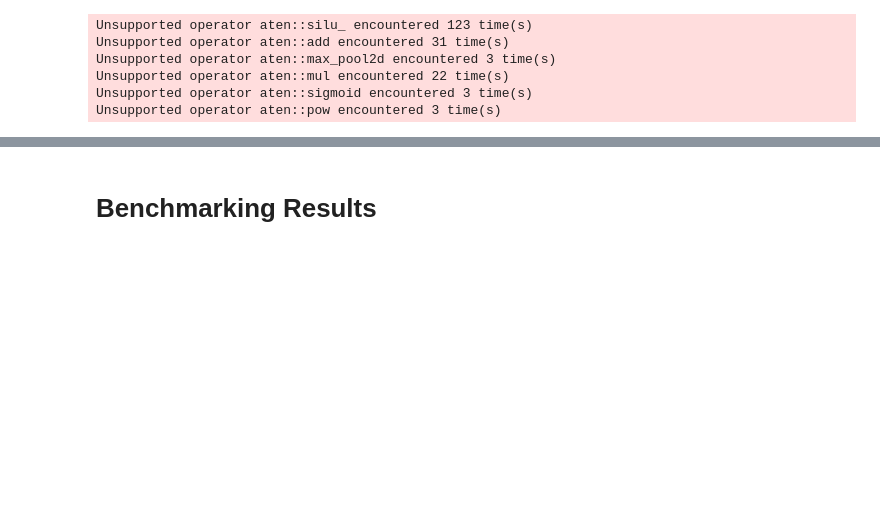
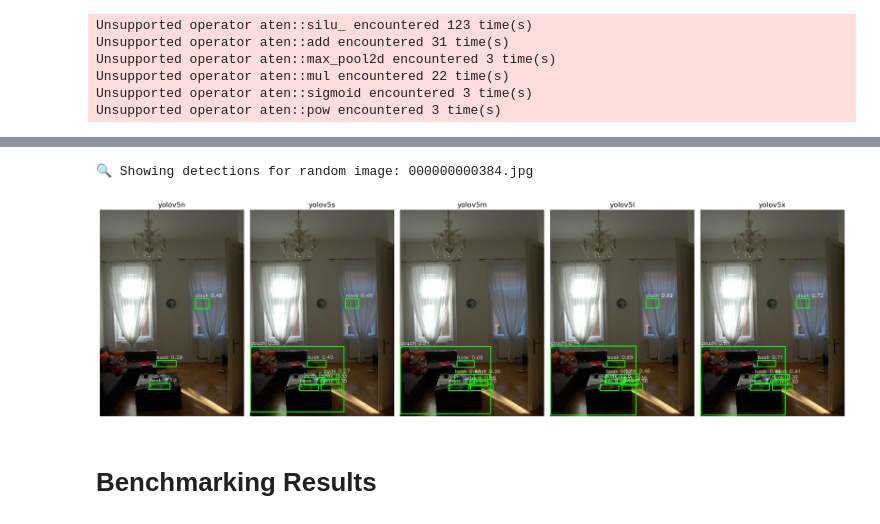
Before and after one commit to dishap22/yolov5_benchmarking_optimization, a Jupyter notebook: benchmarking.ipynb, the cells around one changed output, grey strips where cells are left out. Saved outputs shown, nothing was run; the diff lists cells and outputs as text; code cells hidden in the pictures; blank space fills up the shorter version.

Commit message:
image results on a random image

```diff
--- a/benchmarking.ipynb
+++ b/benchmarking.ipynb
@@ -333,3 +352,46 @@ Model: yolov5s
+# %%
+def draw_detections_on_image(image, detections, class_names):
+    img = np.array(image.copy())
+    img = cv2.cvtColor(img, cv2.COLOR_RGB2BGR)
+
+    for det in detections:
+        x1, y1, x2, y2 = map(int, det['bbox'])
+        cls = det['class_id']
+        conf = det['confidence']
+        label = f"{class_names[cls]} {conf:.2f}"
+
+        cv2.rectangle(img, (x1, y1), (x2, y2), (0, 255, 0), 2)
+        cv2.putText(img, label, (x1, y1 - 5), cv2.FONT_HERSHEY_SIMPLEX,
+                    0.5, (255, 255, 255), 1)
+
+    return cv2.cvtColor(img, cv2.COLOR_BGR2RGB)
+# %%
+%matplotlib inline
+
+# Pick one random image
+random_image_path = random.choice(image_files)
+image_name = random_image_path.name
+original_img = Image.open(random_image_path).convert('RGB')
+
+print(f"\n🔍 Showing detections for random image: {image_name}")
+
+fig, axs = plt.subplots(1, len(models), figsize=(20, 6))
+if len(models) == 1:
+    axs = [axs]  # Ensure it's iterable
+
+for ax, (model_name, detections_per_model) in zip(axs, detection_results.items()):
+    dets = detections_per_model.get(image_name, [])
+    img_with_boxes = draw_detections_on_image(original_img, dets, COCO_CLASSES)
+
+    ax.imshow(img_with_boxes)
+    ax.set_title(model_name)
+    ax.axis("off")
+
+plt.tight_layout()
+plt.show()
+# %% [output]
+🔍 Showing detections for random image: 000000000384.jpg
+[figure, added]
 # %% [markdown]
 # Benchmarking Results
 # %%
```
Also changed, not shown: parts of 5 cells of this notebook.
